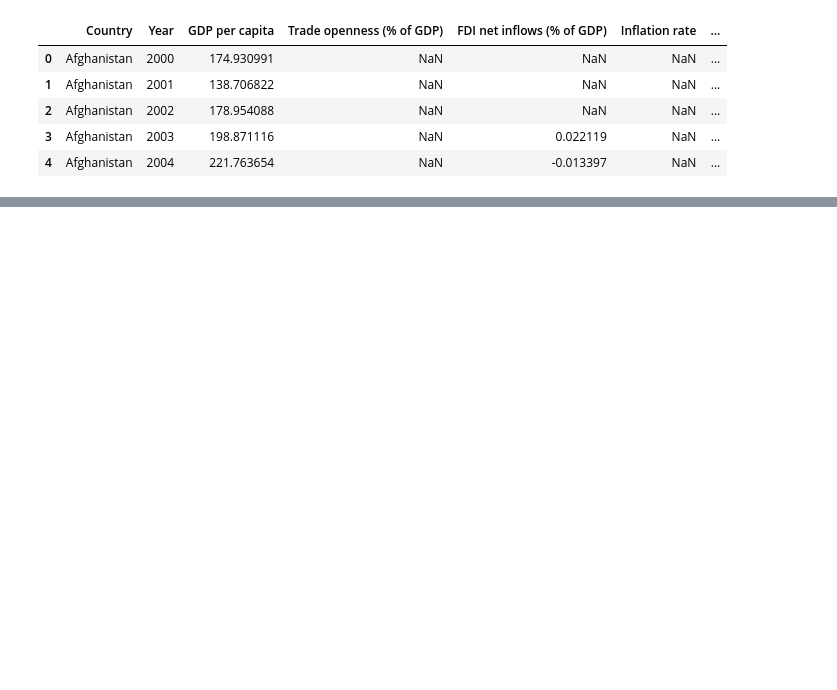
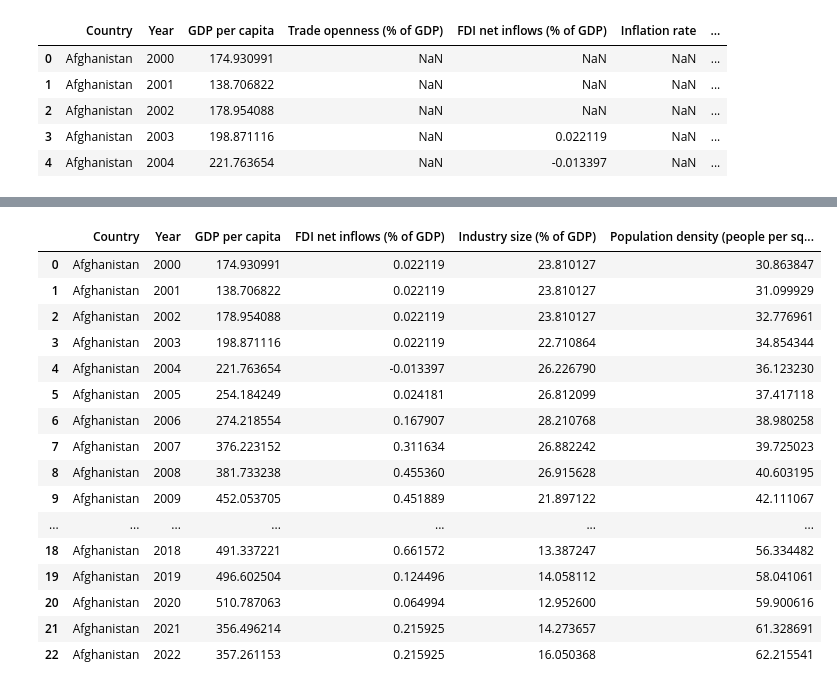
Before and after one commit to jroblar/ndc_evaluation, a Jupyter notebook: data_processing_scripts/wb_indicators_eda.ipynb, the cells around one changed output, grey strips where cells are left out. Saved outputs shown, nothing was run; the diff lists cells and outputs as text; code cells hidden in the pictures; blank space fills up the shorter version.

```diff
--- a/data_processing_scripts/wb_indicators_eda.ipynb
+++ b/data_processing_scripts/wb_indicators_eda.ipynb
@@ -21,0 +60,3 @@ wb_df.head()
+# %%
+wb_df_filtered = wb_df[important_columns]
+wb_df_filtered
@@ -21,0 +93,26 @@ wb_df.head()
+# %%
+# Ensure the data is sorted by Country and Year
+df = wb_df_filtered.sort_values(by=['Country', 'Year'])
+
+def interpolate_and_fill(group):
+    # Select only numeric columns to interpolate
+    num_cols = group.select_dtypes(include='number').columns
+    # Perform linear interpolation on numeric columns
+    group[num_cols] = group[num_cols].interpolate(method='linear', limit_direction='both')
+    # Use forward fill and backward fill directly (instead of fillna(method=...))
+    group[num_cols] = group[num_cols].ffill().bfill()
+    return group
+
+# Apply the function to each country's group without including the grouping column in the operation.
+df_imputed = df.groupby('Country', group_keys=False).apply(interpolate_and_fill)
+
+# Drop rows with missing values
+df_imputed = df_imputed.dropna()
+
+# Reset the index
+df_imputed = df_imputed.reset_index(drop=True)
+# Sort the DataFrame by Country and Year
+df_imputed = df_imputed.sort_values(by=['Country', 'Year'])
+
+# Display the head of the imputed DataFrame
+df_imputed.head()
@@ -21,0 +126,20 @@ wb_df.head()
+# %%
+df_imputed[df_imputed['Country'] == 'Afghanistan']
+# %% [output]
+|  | Country | Year | GDP per capita | FDI net inflows (% of GDP) | Industry size (% of GDP) | Population density (people per sq... |
+| 0 | Afghanistan | 2000 | 174.930991 | 0.022119 | 23.810127 | 30.863847 |
+| 1 | Afghanistan | 2001 | 138.706822 | 0.022119 | 23.810127 | 31.099929 |
+| 2 | Afghanistan | 2002 | 178.954088 | 0.022119 | 23.810127 | 32.776961 |
+| 3 | Afghanistan | 2003 | 198.871116 | 0.022119 | 22.710864 | 34.854344 |
+| 4 | Afghanistan | 2004 | 221.763654 | -0.013397 | 26.226790 | 36.123230 |
+| 5 | Afghanistan | 2005 | 254.184249 | 0.024181 | 26.812099 | 37.417118 |
+| 6 | Afghanistan | 2006 | 274.218554 | 0.167907 | 28.210768 | 38.980258 |
+| 7 | Afghanistan | 2007 | 376.223152 | 0.311634 | 26.882242 | 39.725023 |
+| 8 | Afghanistan | 2008 | 381.733238 | 0.455360 | 26.915628 | 40.603195 |
+| 9 | Afghanistan | 2009 | 452.053705 | 0.451889 | 21.897122 | 42.111067 |
+| ... | ... | ... | ... | ... | ... | ... |
+| 18 | Afghanistan | 2018 | 491.337221 | 0.661572 | 13.387247 | 56.334482 |
+| 19 | Afghanistan | 2019 | 496.602504 | 0.124496 | 14.058112 | 58.041061 |
+| 20 | Afghanistan | 2020 | 510.787063 | 0.064994 | 12.952600 | 59.900616 |
+| 21 | Afghanistan | 2021 | 356.496214 | 0.215925 | 14.273657 | 61.328691 |
+| 22 | Afghanistan | 2022 | 357.261153 | 0.215925 | 16.050368 | 62.215541 |
```
Also changed, not shown: parts of 16 cells of this notebook.
